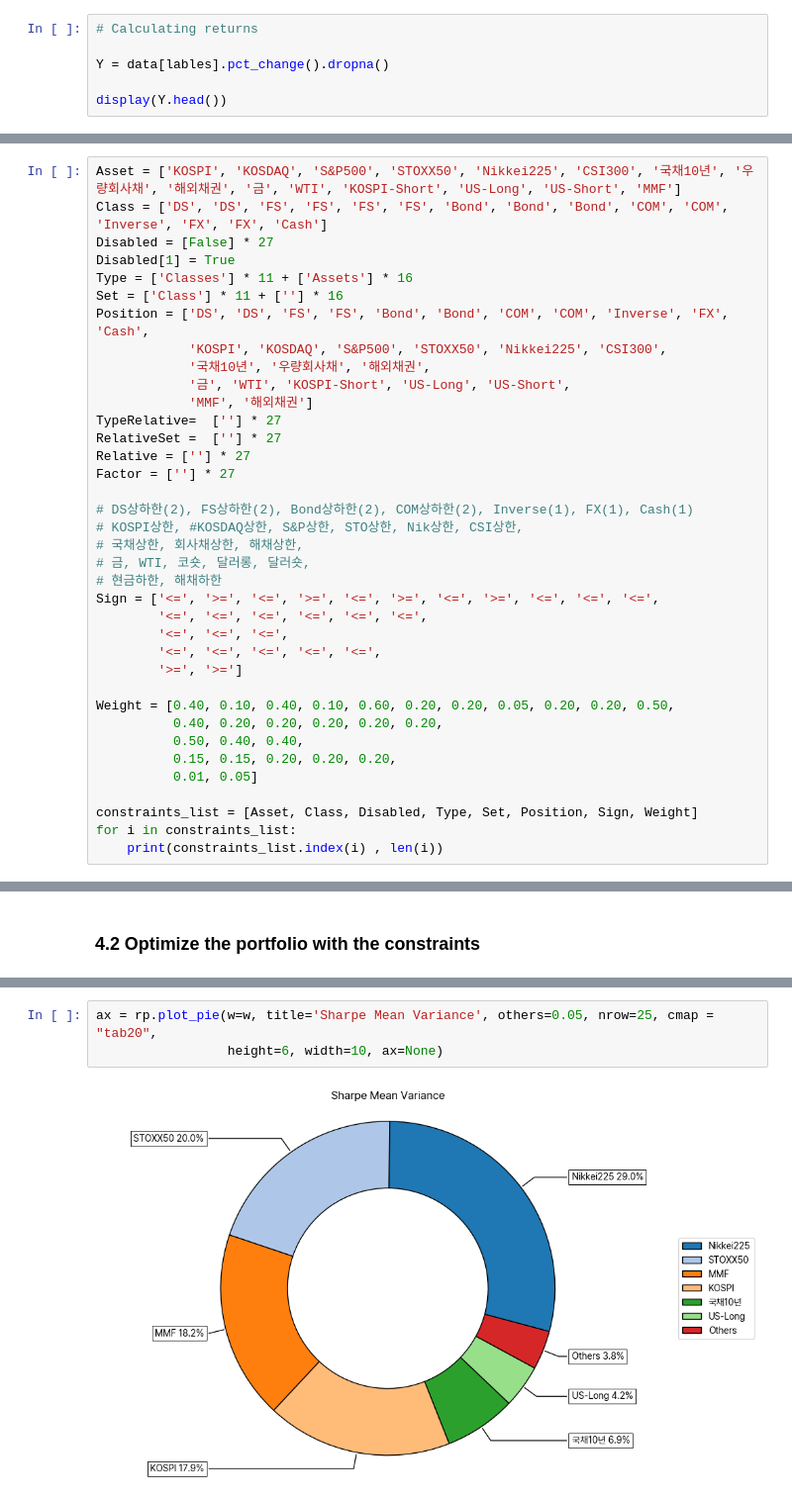
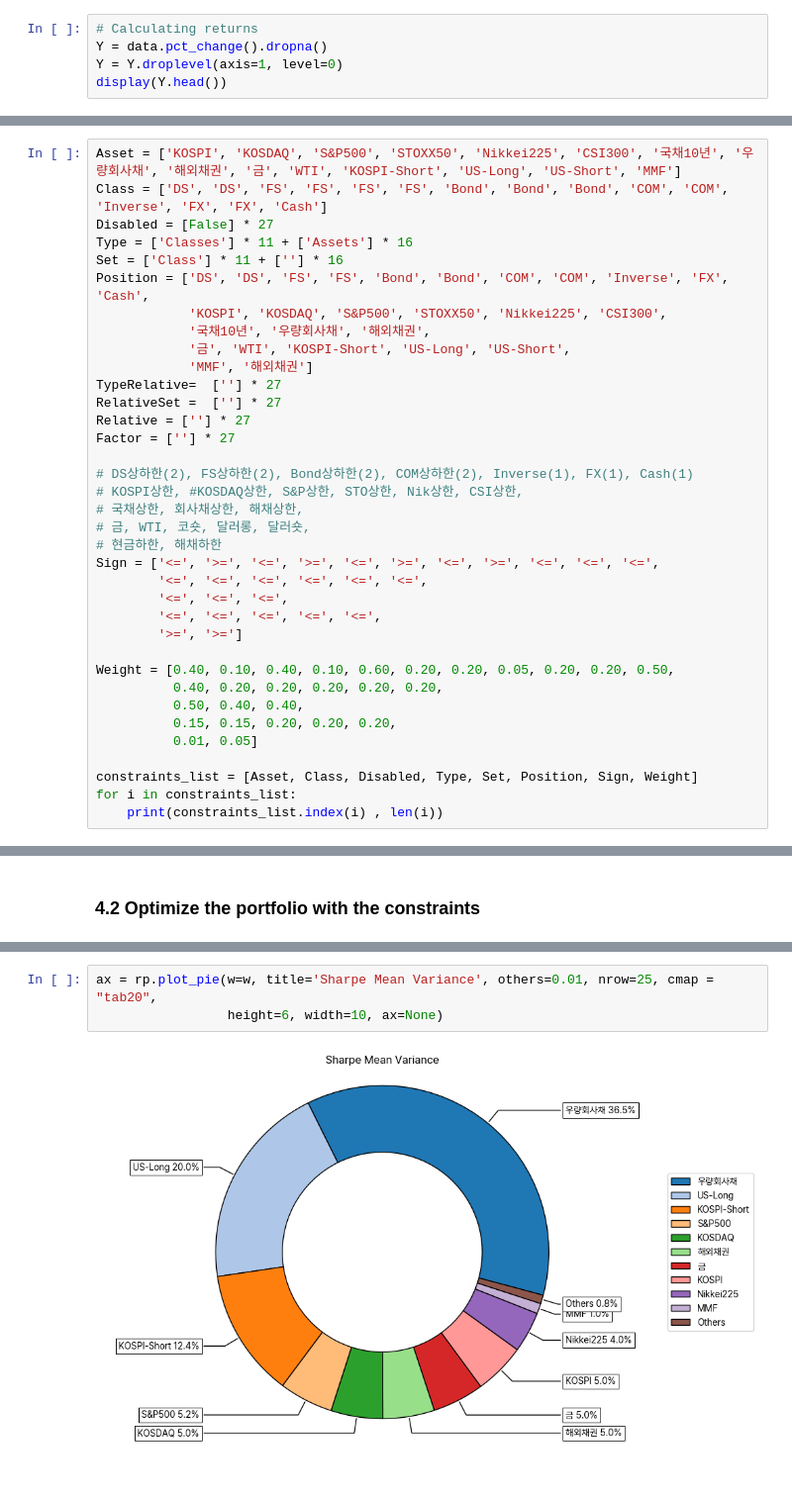
Before and after one commit to ChoiInYeol/KHU-FELAB-DBGAPS, a Jupyter notebook: DB-GAPS_MeanRisk.ipynb, the cells around one changed output, grey strips where cells are left out. Shown at 99% size. Drawn from its saved outputs; the diff is of its cells as text; blank space fills up the shorter version.

```diff
--- a/DB-GAPS_MeanRisk.ipynb
+++ b/DB-GAPS_MeanRisk.ipynb
@@ -66,8 +49,7 @@ data.columns = lables
 [*********************100%***********************]  15 of 15 completed
 # %%
 # Calculating returns
-
-Y = data[lables].pct_change().dropna()
-
+Y = data.pct_change().dropna()
+Y = Y.droplevel(axis=1, level=0)
 display(Y.head())
 # %% [output]
@@ -278,7 +260,6 @@ In this part I use dictionaries to create the constraints but is prefered to cre
 Asset = ['KOSPI', 'KOSDAQ', 'S&P500', 'STOXX50', 'Nikkei225', 'CSI300', '국채10년', '우량회사채', '해외채권', '금', 'WTI', 'KOSPI-Short', 'US-Long', 'US-Short', 'MMF']
 Class = ['DS', 'DS', 'FS', 'FS', 'FS', 'FS', 'Bond', 'Bond', 'Bond', 'COM', 'COM', 'Inverse', 'FX', 'FX', 'Cash']
 Disabled = [False] * 27
-Disabled[1] = True
 Type = ['Classes'] * 11 + ['Assets'] * 16
 Set = ['Class'] * 11 + [''] * 16
 Position = ['DS', 'DS', 'FS', 'FS', 'Bond', 'Bond', 'COM', 'COM', 'Inverse', 'FX', 'Cash',
@@ -383,8 +364,8 @@ display(w.T)
 # %%
-ax = rp.plot_pie(w=w, title='Sharpe Mean Variance', others=0.05, nrow=25, cmap = "tab20",
+ax = rp.plot_pie(w=w, title='Sharpe Mean Variance', others=0.01, nrow=25, cmap = "tab20",
                  height=6, width=10, ax=None)
 # %% [output]
-[figure, old version]
+[figure, new version]
 # %%
 w_classes = pd.concat([asset_classes.set_index('Assets'), w], axis=1)
 
```
Also changed, not shown: parts of 23 cells of this notebook, 9 other files.
